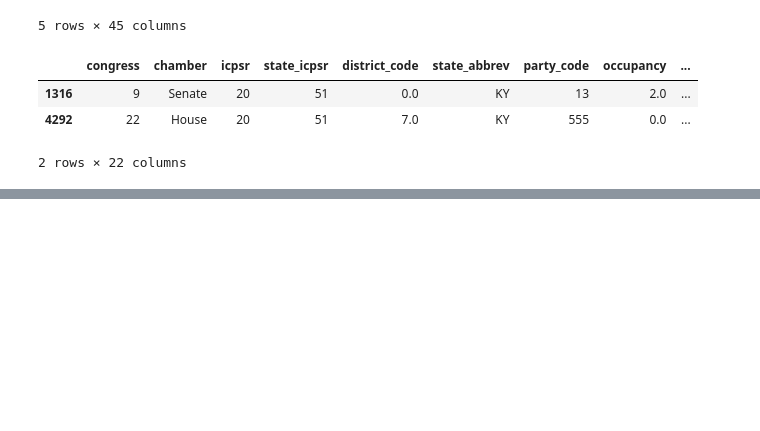
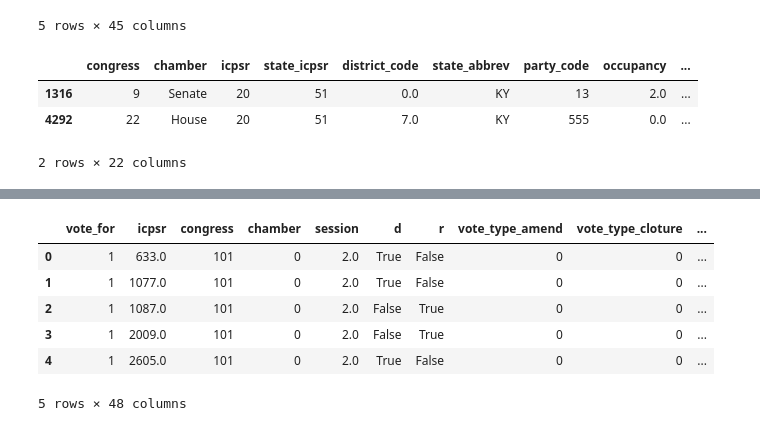
Before and after one commit to DeclanNelson178/stat5241_team_7, a Jupyter notebook: src/notebooks/member_info.ipynb, the cells around one changed output, grey strips where cells are left out. Drawn from its saved outputs; the diff is of its cells as text; code cells hidden in the pictures; blank space fills up the shorter version.

```diff
--- a/src/notebooks/member_info.ipynb
+++ b/src/notebooks/member_info.ipynb
@@ -64,0 +84,10 @@ info_df.query(f"icpsr == {idx[0]}").head(3) # NOTE: a politician can change hous
+# %%
+df[-1].head()
+# %% [output]
+|  | vote_for | icpsr | congress | chamber | session | d | r | vote_type_amend | vote_type_cloture | ... |
+| 0 | 1 | 633.0 | 101 | 0 | 2.0 | True | False | 0 | 0 | ... |
+| 1 | 1 | 1077.0 | 101 | 0 | 2.0 | True | False | 0 | 0 | ... |
+| 2 | 1 | 1087.0 | 101 | 0 | 2.0 | False | True | 0 | 0 | ... |
+| 3 | 1 | 2009.0 | 101 | 0 | 2.0 | False | True | 0 | 0 | ... |
+| 4 | 1 | 2605.0 | 101 | 0 | 2.0 | True | False | 0 | 0 | ... |
+5 rows × 48 columns
```
Also changed, not shown: parts of 8 cells of this notebook, 6 other files.
